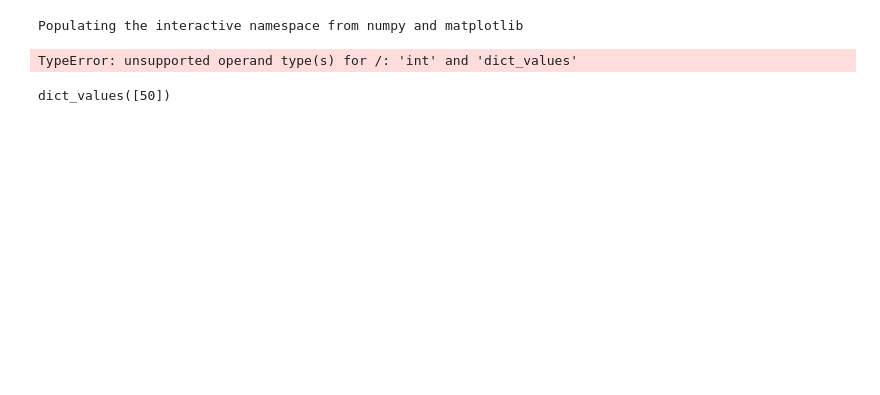
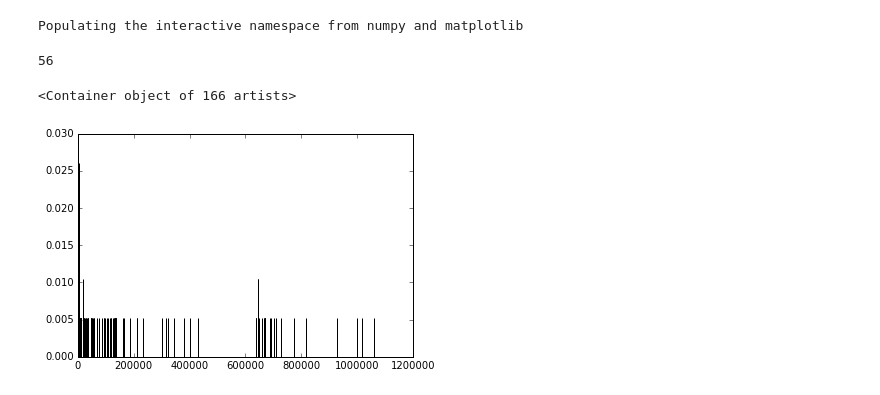
Before and after one commit to gear/motifwalk, a Jupyter notebook: research/src/mane/prototype/Motif contrast.ipynb, the cells around one changed output. Cells and saved outputs as stored; diff of their text form; code cells hidden in the pictures; blank space fills up the shorter version.

```diff
--- a/research/src/mane/prototype/Motif contrast.ipynb
+++ b/research/src/mane/prototype/Motif contrast.ipynb
@@ -13,7 +13,7 @@ yt = g.graph_from_pickle('../data/youtube.graph')
 def freq(walk_func, start=0, length=5, repeat=50):
     freq_dict = dict()
     for _ in range(repeat):
-        walk = walk_func(start, length)
+        walk = walk_func(start_node=start, length=length)
         for i in walk:
             if i in freq_dict:
                 freq_dict[i] += 1
@@ -23,14 +23,17 @@ def freq(walk_func, start=0, length=5, repeat=50):
 # %%
 n1_r50_r = freq(yt.random_walk, 1, 5, 50)
 n1_r50_m = freq(yt.motif_walk, 1, 5, 50)
+n1_r50_r.pop(1)
+n1_r50_m.pop(1)
+# %% [output]
+56
 # %%
-norm1 = sum(n1_r50_r.values())
-norm2 = sum(n1_r50_m.values())
+norm1 = sum([x for x in n1_r50_r.values()])
+norm2 = sum([x for x in n1_r50_m.values()])
 freq1 = [x / norm1 for x in n1_r50_r.values()]
 freq2 = [x / norm2 for x in n1_r50_m.values()]
-# %% [output]
-TypeError: unsupported operand type(s) for /: 'int' and 'dict_values'
-# %%
-norm1
-# %% [output]
-dict_values([50])
+# %%
+plt.bar(n1_r50_r.keys(),freq1)
+# %% [output]
+<Container object of 166 artists>
+[figure, added]
```
Also changed, not shown: parts of 7 cells of this notebook, 1 other file.
